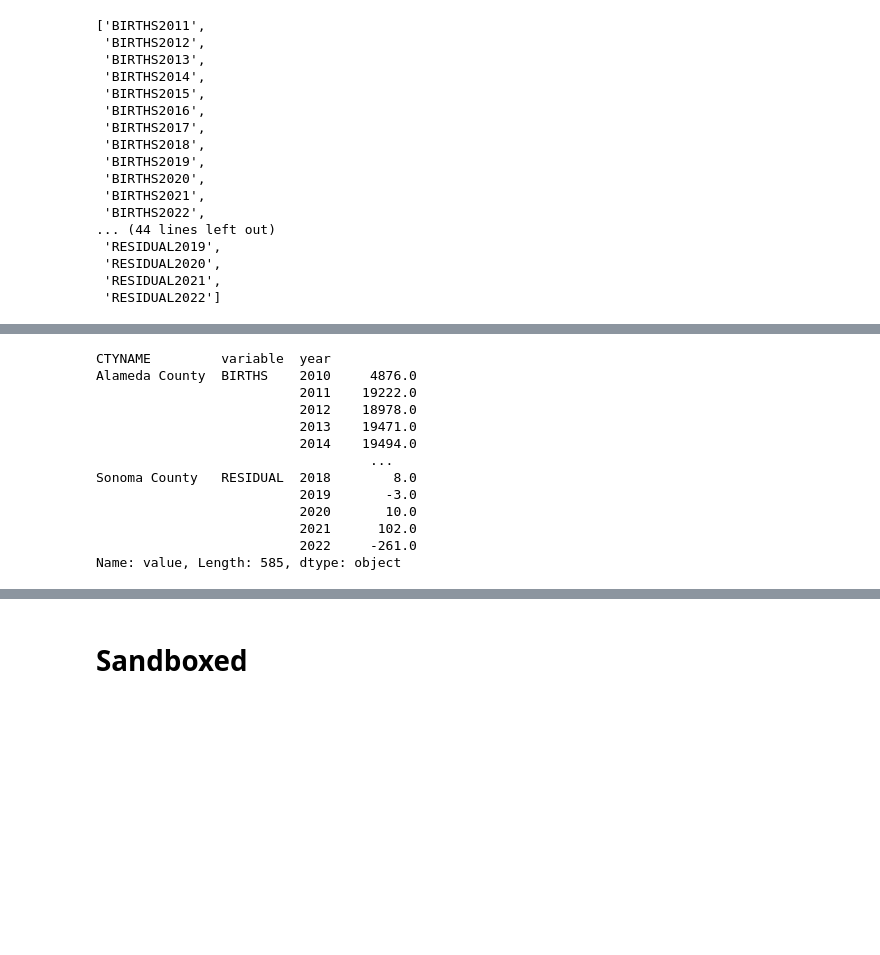
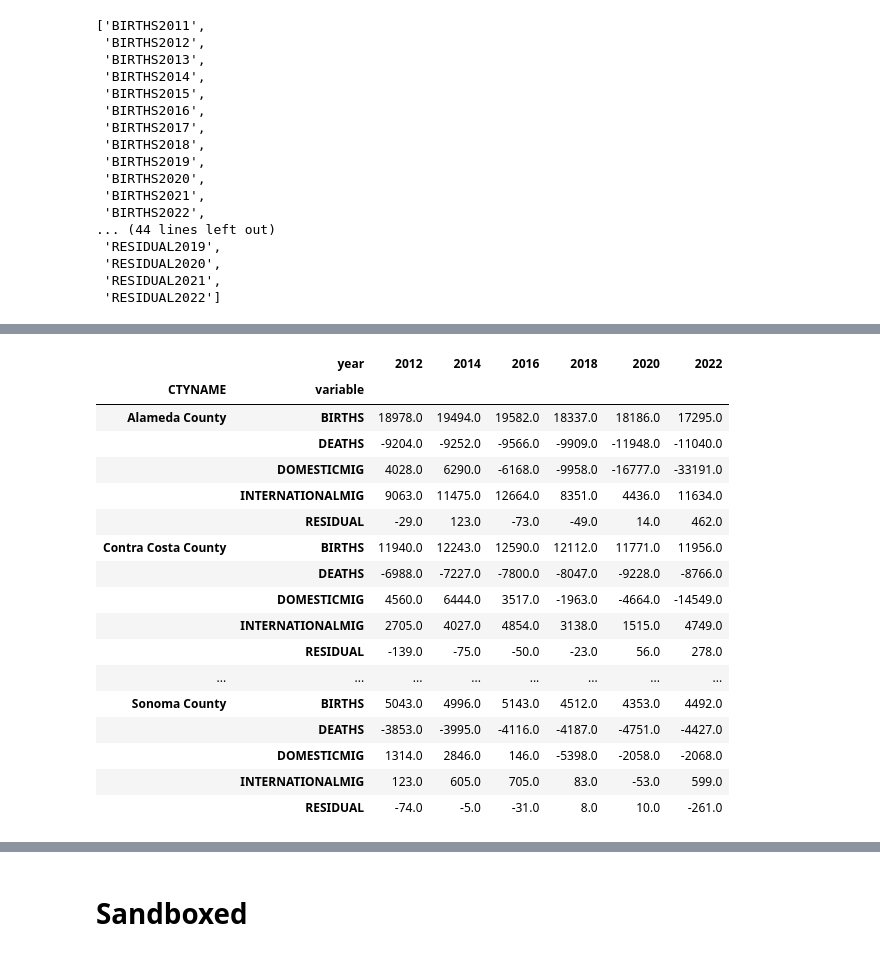
Before and after one commit to BayAreaMetro/regional_forecast, a Jupyter notebook: contextual/Demographics/county_population_post_covid.ipynb, the cells around one changed output, grey strips where cells are left out. Saved outputs shown, nothing was run; the diff lists cells and outputs as text; code cells hidden in the pictures; blank space fills up the shorter version.

```diff
--- a/contextual/Demographics/county_population_post_covid.ipynb
+++ b/contextual/Demographics/county_population_post_covid.ipynb
@@ -102,8 +97,8 @@ cog_regions
  '06113': 'SACOG',
  '06115': 'SACOG'}
 # %%
-state_fips=pd.read_csv('/Users/aolsen/Dropbox/Documents/Data/_Census/lookups/statefips.txt',dtype=str)
-ca_geos = gpd.read_file('/Users/aolsen/Dropbox/Documents/Data/GIS/ca_counties.shp')
+state_fips=pd.read_csv('../data/statefips.txt',dtype=str)
+ca_geos = gpd.read_file('../data/ca_counties.shp')
 #set(ca_geos.GEOID)-set(cog_regions.keys())
 ca_geos.head()
 # %% [output]
@@ -241,6 +229,7 @@ component_concepts = ['BIRTHS', 'DEATHS',
 
 # these are the years we want to keep
 years = map(lambda x: str(x), range(2011, 2023))
+years_2 = list(map(lambda x: str(x), range(2012, 2023,2)))
 
 # blend the two togehter
 components = list(map(lambda x: ''.join(x), list(
@@ -300,21 +281,26 @@ popest_long.query('variable.isin(@component_concepts) & STCOUNTY.isin(@bayareafi
 # %%
 # Bay Area county level summary
 bayareapop_components_long = popest_long.query('variable.isin(@component_concepts) & STCOUNTY.isin(@bayareafips_full)').groupby(['CTYNAME', 'variable', 'year']).value.sum()
-bayareapop_components_long
+bayareapop_components_long.unstack('year')[years_2]
 # %% [output]
-CTYNAME         variable  year
-Alameda County  BIRTHS    2010     4876.0
-                          2011    19222.0
-                          2012    18978.0
-                          2013    19471.0
-                          2014    19494.0
-                                   ...
-Sonoma County   RESIDUAL  2018        8.0
-                          2019       -3.0
-                          2020       10.0
-                          2021      102.0
-                          2022     -261.0
-Name: value, Length: 585, dtype: object
+|  | year | 2012 | 2014 | 2016 | 2018 | 2020 | 2022 |
+| CTYNAME | variable |  |  |  |  |  |  |
+| Alameda County | BIRTHS | 18978.0 | 19494.0 | 19582.0 | 18337.0 | 18186.0 | 17295.0 |
+|  | DEATHS | -9204.0 | -9252.0 | -9566.0 | -9909.0 | -11948.0 | -11040.0 |
+|  | DOMESTICMIG | 4028.0 | 6290.0 | -6168.0 | -9958.0 | -16777.0 | -33191.0 |
+|  | INTERNATIONALMIG | 9063.0 | 11475.0 | 12664.0 | 8351.0 | 4436.0 | 11634.0 |
+|  | RESIDUAL | -29.0 | 123.0 | -73.0 | -49.0 | 14.0 | 462.0 |
+| Contra Costa County | BIRTHS | 11940.0 | 12243.0 | 12590.0 | 12112.0 | 11771.0 | 11956.0 |
+|  | DEATHS | -6988.0 | -7227.0 | -7800.0 | -8047.0 | -9228.0 | -8766.0 |
+|  | DOMESTICMIG | 4560.0 | 6444.0 | 3517.0 | -1963.0 | -4664.0 | -14549.0 |
+|  | INTERNATIONALMIG | 2705.0 | 4027.0 | 4854.0 | 3138.0 | 1515.0 | 4749.0 |
+|  | RESIDUAL | -139.0 | -75.0 | -50.0 | -23.0 | 56.0 | 278.0 |
+| ... | ... | ... | ... | ... | ... | ... | ... |
+| Sonoma County | BIRTHS | 5043.0 | 4996.0 | 5143.0 | 4512.0 | 4353.0 | 4492.0 |
+|  | DEATHS | -3853.0 | -3995.0 | -4116.0 | -4187.0 | -4751.0 | -4427.0 |
+|  | DOMESTICMIG | 1314.0 | 2846.0 | 146.0 | -5398.0 | -2058.0 | -2068.0 |
+|  | INTERNATIONALMIG | 123.0 | 605.0 | 705.0 | 83.0 | -53.0 | 599.0 |
+|  | RESIDUAL | -74.0 | -5.0 | -31.0 | 8.0 | 10.0 | -261.0 |
 # %%
 # CA Macroregions
 camacropop_components_long = popest_long.query('variable.isin(@component_concepts)').groupby(['macroreg', 'variable', 'year']).value.sum()
```
Also changed, not shown: parts of 13 cells of this notebook, 7 other files.
